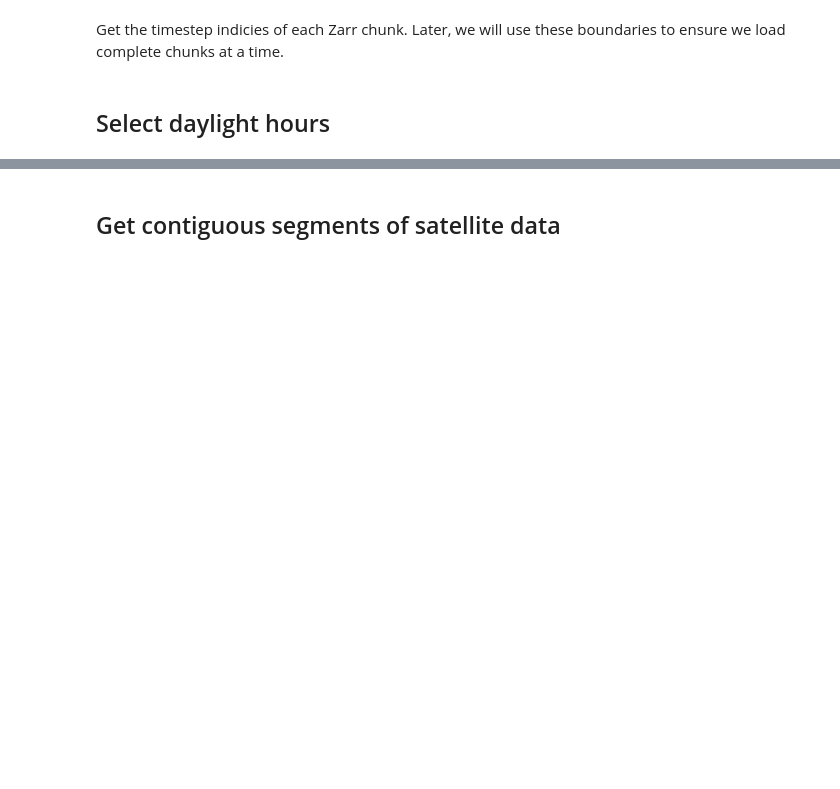
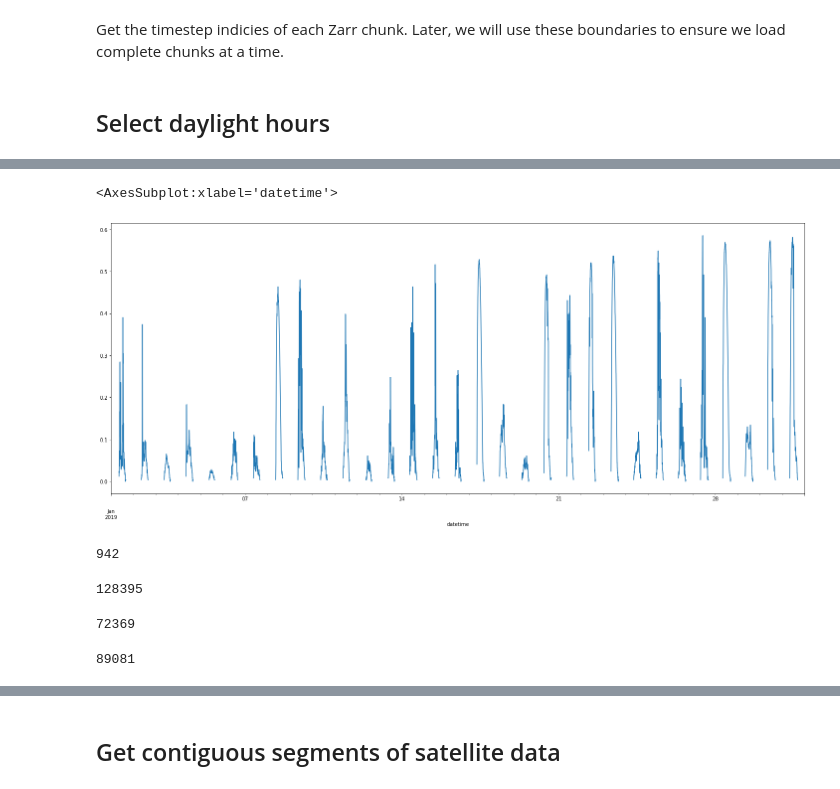
Before and after one commit to openclimatefix/predict_pv_yield, a Jupyter notebook: notebooks/21.0_include_PV_data.ipynb, the cells around one changed output, grey strips where cells are left out. Saved outputs shown, nothing was run; the diff lists cells and outputs as text; code cells hidden in the pictures; blank space fills up the shorter version.

```diff
--- a/notebooks/21.0_include_PV_data.ipynb
+++ b/notebooks/21.0_include_PV_data.ipynb
@@ -227,0 +333,6 @@ Wall time: 6.63 s
+# %%
+# Scale to the range [0, 1]
+pv_power_min = pv_power_df.min()
+pv_power_df -= pv_power_min
+pv_power_max = pv_power_df.max()
+pv_power_df /= pv_power_max
@@ -227,0 +355,21 @@ Wall time: 6.63 s
+# %%
+pv_power_df = pv_power_df.drop(columns=bad_systems)
+# %%
+%%time
+# Resample to 5-minutely and interpolate up to 15 minutes ahead.
+pv_power_df = pv_power_df.resample('5T').interpolate(method='time', limit=3)
+# %%
+pv_power_df[pv_power_df.columns[5]]['2019-01'].plot()
+# %% [output]
+<AxesSubplot:xlabel='datetime'>
+[figure, added]
+# %%
+# Align again, after removing dud PV systems
+pv_metadata, pv_power_df = align_pv_system_ids(pv_metadata, pv_power_df)
+len(pv_power_df.columns)
+# %% [output]
+942
+# %%
+len(pv_power_df)
+# %% [output]
+128395
@@ -227,0 +379,8 @@ Wall time: 6.63 s
+# %%
+len(pv_power_df)
+# %% [output]
+72369
+# %%
+len(datetimes)
+# %% [output]
+89081
```
Also changed, not shown: parts of 48 cells of this notebook.
